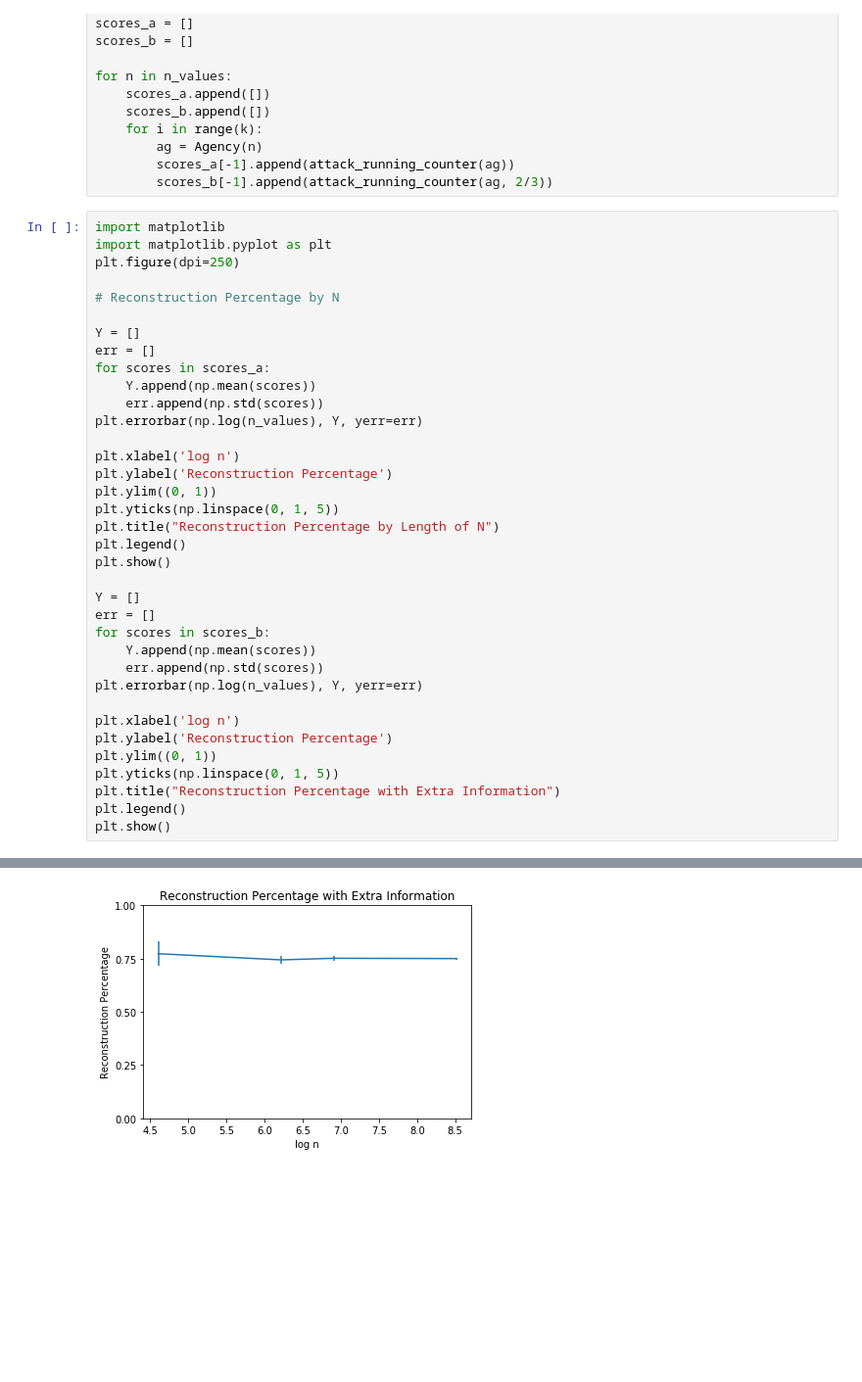
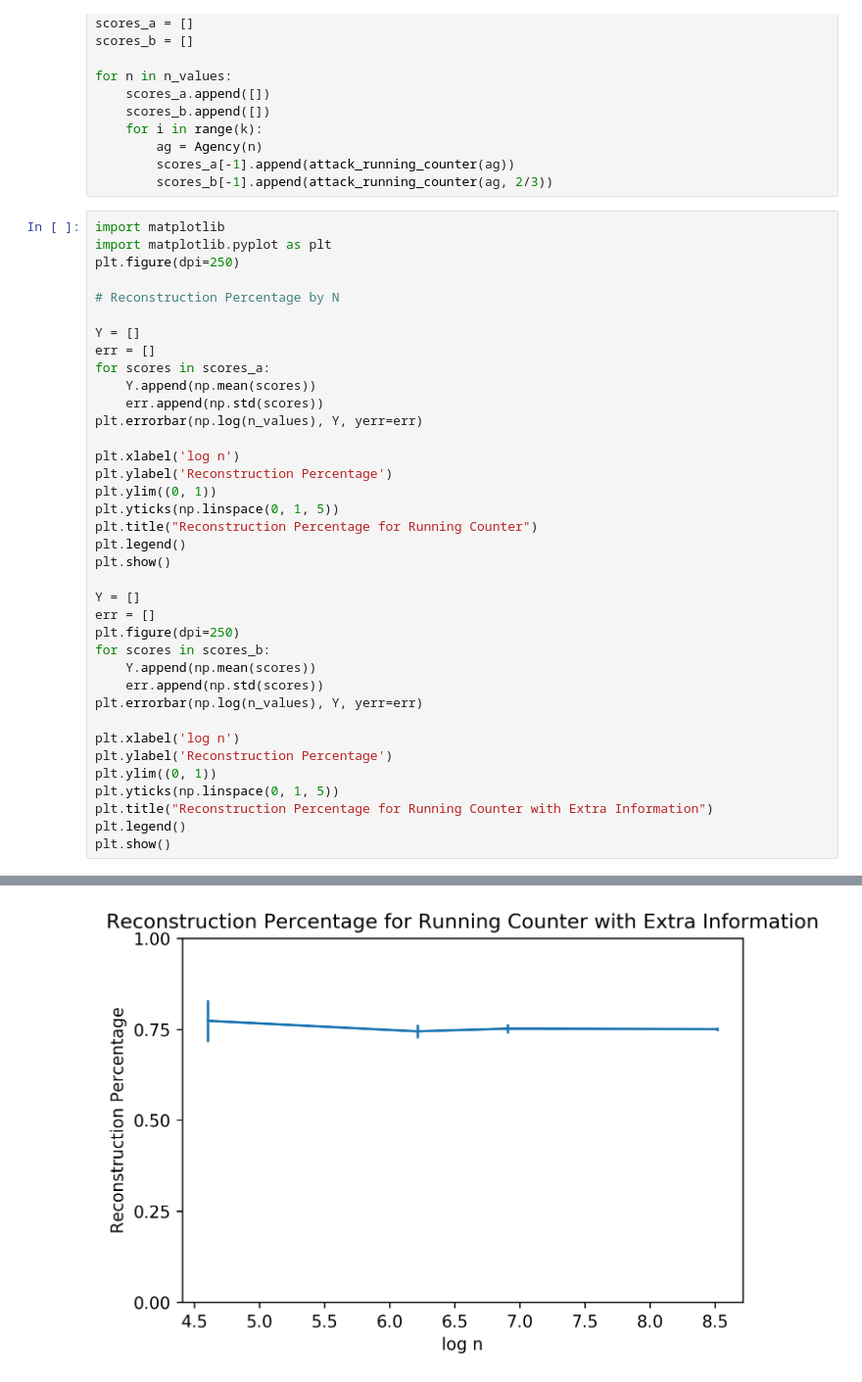
Before and after one commit to jcraver1021/cs591_hw1, a Jupyter notebook: 2_counter.ipynb, the cells around one changed output, grey strips where cells are left out. Shown at 98% size. Saved outputs shown, nothing was run; the diff lists cells and outputs as text; blank space fills up the shorter version.

```diff
--- a/2_counter.ipynb
+++ b/2_counter.ipynb
@@ -147,12 +147,13 @@ plt.xlabel('log n')
 plt.ylabel('Reconstruction Percentage')
 plt.ylim((0, 1))
 plt.yticks(np.linspace(0, 1, 5))
-plt.title("Reconstruction Percentage by Length of N")
+plt.title("Reconstruction Percentage for Running Counter")
 plt.legend()
 plt.show()
 
 Y = []
 err = []
+plt.figure(dpi=250)
 for scores in scores_b:
     Y.append(np.mean(scores))
     err.append(np.std(scores))
@@ -162,7 +163,7 @@ plt.xlabel('log n')
 plt.ylabel('Reconstruction Percentage')
 plt.ylim((0, 1))
 plt.yticks(np.linspace(0, 1, 5))
-plt.title("Reconstruction Percentage with Extra Information")
+plt.title("Reconstruction Percentage for Running Counter with Extra Information")
 plt.legend()
 plt.show()
 # %% [output]
@@ -170 +171 @@ plt.show()
-[figure, old version]
+[figure, new version]
```
Also changed, not shown: parts of 1 cell of this notebook.
